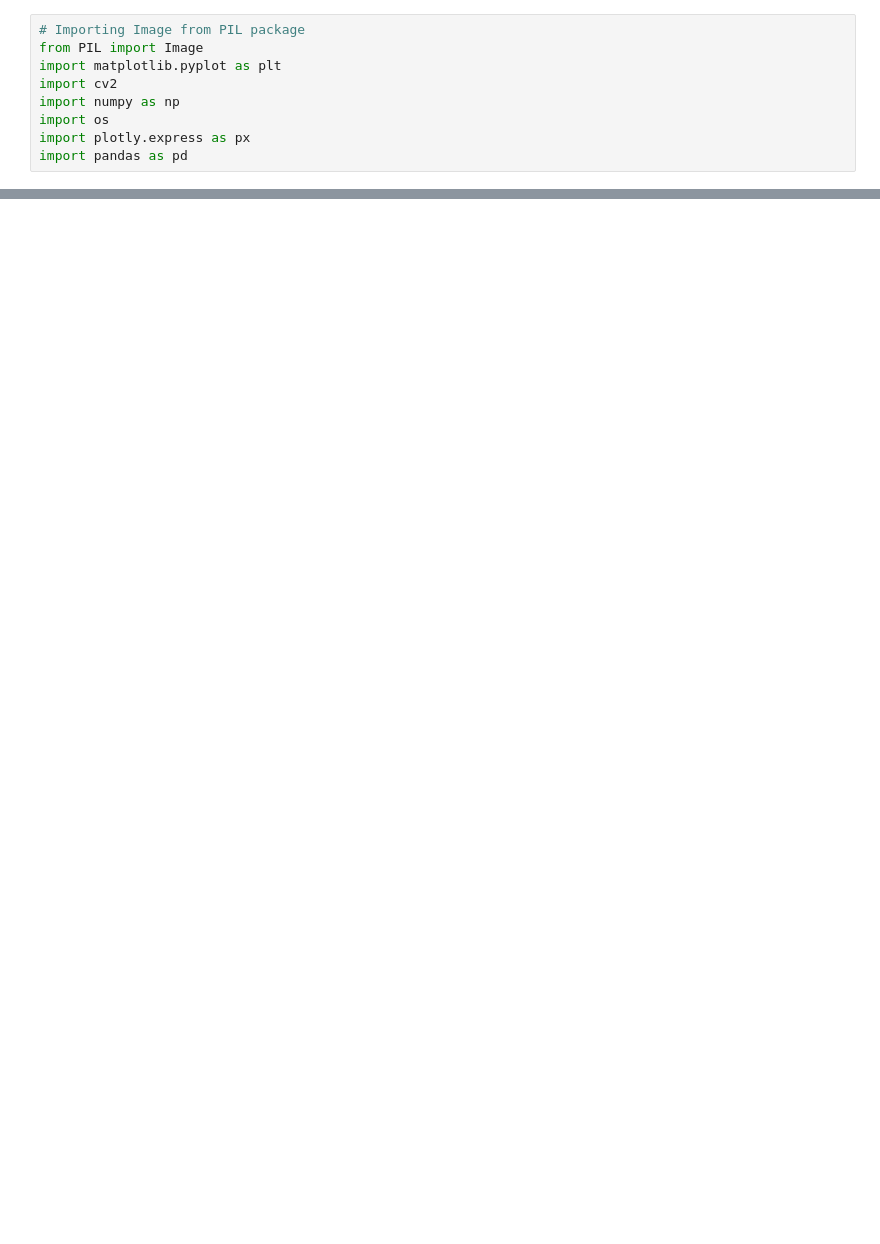
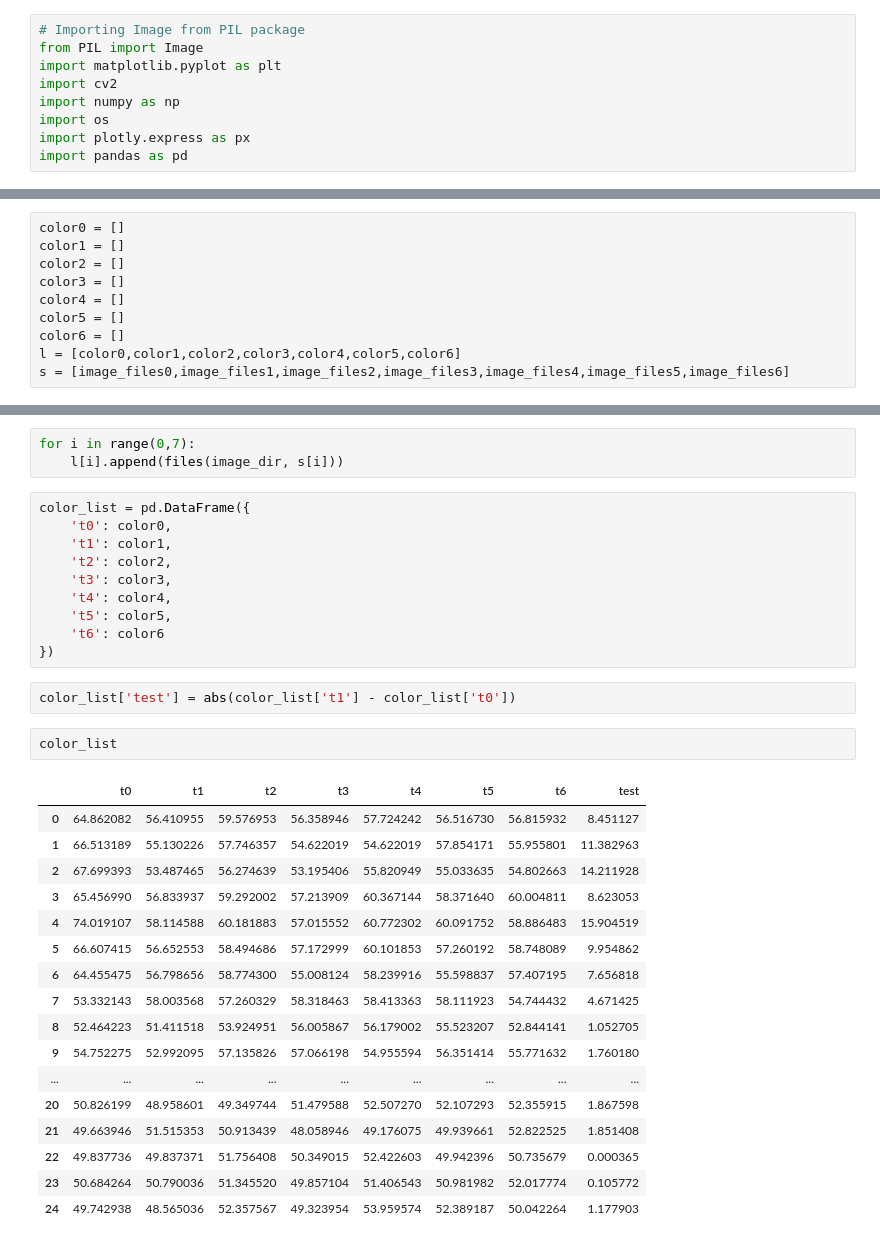
Before and after one commit to AryanRajSaxena/ImageAnalysis, a Jupyter notebook: notebooks/color.ipynb, the cells around one changed output, grey strips where cells are left out. Drawn from its saved outputs; the diff is of its cells as text; blank space fills up the shorter version.

```diff
--- a/notebooks/color.ipynb
+++ b/notebooks/color.ipynb
@@ -53,0 +46,10 @@ color_list = pd.DataFrame(color_list, columns= ['color'])
+# %%
+color0 = []
+color1 = []
+color2 = []
+color3 = []
+color4 = []
+color5 = []
+color6 = []
+l = [color0,color1,color2,color3,color4,color5,color6]
+s = [image_files0,image_files1,image_files2,image_files3,image_files4,image_files5,image_files6]
@@ -54 +70,36 @@ color_list = pd.DataFrame(color_list, columns= ['color'])
+# %%
+for i in range(0,7):
+    l[i].append(files(image_dir, s[i]))
+# %%
+color_list = pd.DataFrame({
+    't0': color0,
+    't1': color1,
+    't2': color2,
+    't3': color3,
+    't4': color4,
+    't5': color5,
+    't6': color6
+})
+# %%
+color_list['test'] = abs(color_list['t1'] - color_list['t0'])
+# %%
+color_list
+# %% [output]
+|  | t0 | t1 | t2 | t3 | t4 | t5 | t6 | test |
+| 0 | 64.862082 | 56.410955 | 59.576953 | 56.358946 | 57.724242 | 56.516730 | 56.815932 | 8.451127 |
+| 1 | 66.513189 | 55.130226 | 57.746357 | 54.622019 | 54.622019 | 57.854171 | 55.955801 | 11.382963 |
+| 2 | 67.699393 | 53.487465 | 56.274639 | 53.195406 | 55.820949 | 55.033635 | 54.802663 | 14.211928 |
+| 3 | 65.456990 | 56.833937 | 59.292002 | 57.213909 | 60.367144 | 58.371640 | 60.004811 | 8.623053 |
+| 4 | 74.019107 | 58.114588 | 60.181883 | 57.015552 | 60.772302 | 60.091752 | 58.886483 | 15.904519 |
+| 5 | 66.607415 | 56.652553 | 58.494686 | 57.172999 | 60.101853 | 57.260192 | 58.748089 | 9.954862 |
+| 6 | 64.455475 | 56.798656 | 58.774300 | 55.008124 | 58.239916 | 55.598837 | 57.407195 | 7.656818 |
+| 7 | 53.332143 | 58.003568 | 57.260329 | 58.318463 | 58.413363 | 58.111923 | 54.744432 | 4.671425 |
+| 8 | 52.464223 | 51.411518 | 53.924951 | 56.005867 | 56.179002 | 55.523207 | 52.844141 | 1.052705 |
+| 9 | 54.752275 | 52.992095 | 57.135826 | 57.066198 | 54.955594 | 56.351414 | 55.771632 | 1.760180 |
+| ... | ... | ... | ... | ... | ... | ... | ... | ... |
+| 20 | 50.826199 | 48.958601 | 49.349744 | 51.479588 | 52.507270 | 52.107293 | 52.355915 | 1.867598 |
+| 21 | 49.663946 | 51.515353 | 50.913439 | 48.058946 | 49.176075 | 49.939661 | 52.822525 | 1.851408 |
+| 22 | 49.837736 | 49.837371 | 51.756408 | 50.349015 | 52.422603 | 49.942396 | 50.735679 | 0.000365 |
+| 23 | 50.684264 | 50.790036 | 51.345520 | 49.857104 | 51.406543 | 50.981982 | 52.017774 | 0.105772 |
+| 24 | 49.742938 | 48.565036 | 52.357567 | 49.323954 | 53.959574 | 52.389187 | 50.042264 | 1.177903 |
 # %%
```
Also changed, not shown: parts of 9 cells of this notebook, 1 other file.
